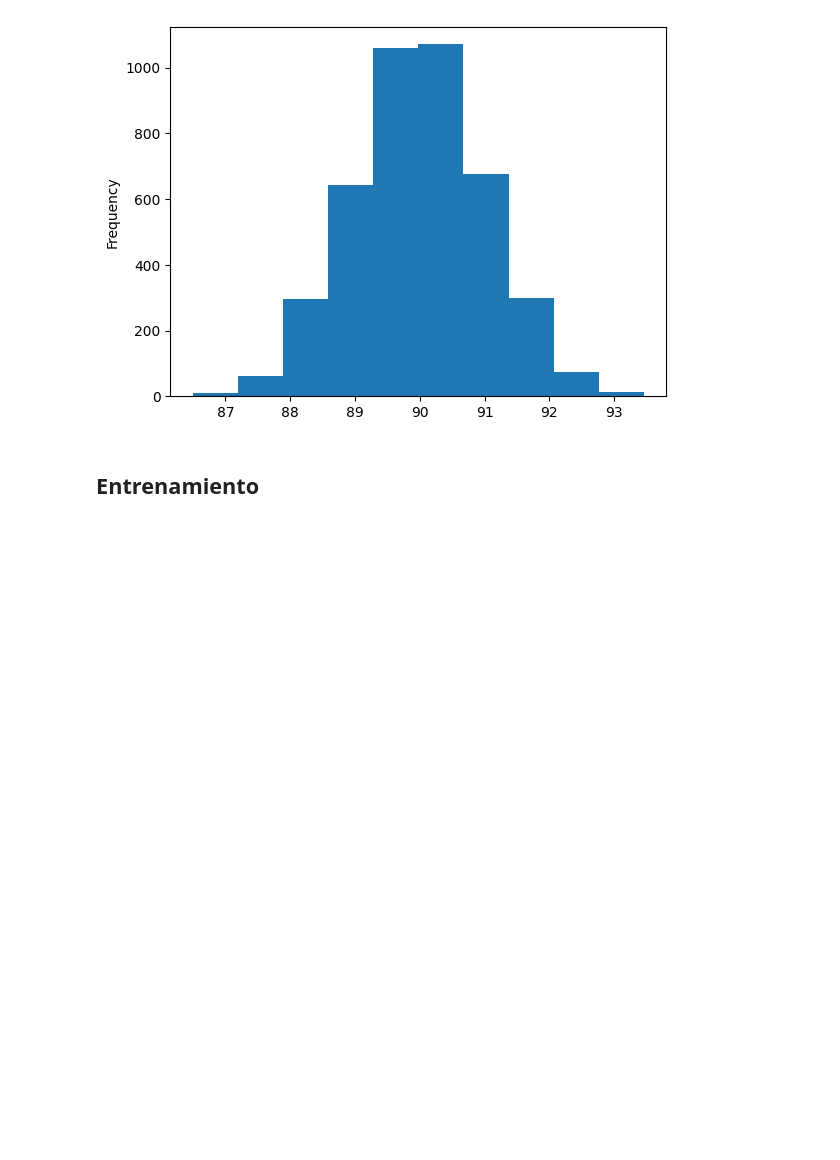
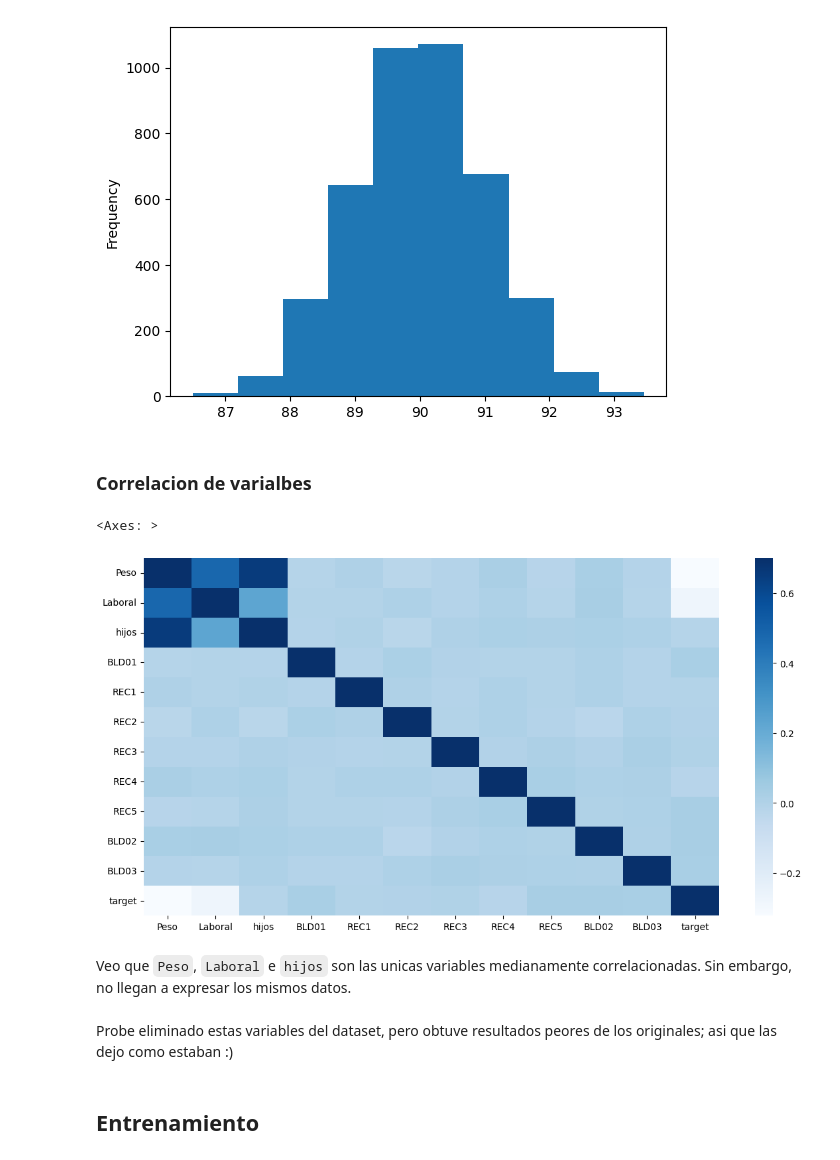
Before and after one commit to facundocarballo/ciencia-datos, a Jupyter notebook: colab.ipynb, the cells around one changed output. Drawn from its saved outputs; the diff is of its cells as text; code cells hidden in the pictures; blank space fills up the shorter version.

Commit message:
feat: correlacion de variables

```diff
--- a/colab.ipynb
+++ b/colab.ipynb
@@ -269,6 +269,21 @@ resolve_outliers('REC5', df)
 La cantidad de outliers con REC5 son: 27
 Histograma inicial
 [figure]
+# %% [markdown]
+### Correlacion de varialbes
+# %%
+import matplotlib.pyplot as plt
+import seaborn as sns
+
+plt.figure(figsize=(14,7))
+sns.heatmap(df.corr(), vmax=.7, cmap ='Blues', fmt=".2f")
+# %% [output]
+<Axes: >
+[figure, added]
+# %% [markdown]
+Veo que `Peso`, `Laboral` e `hijos` son las unicas variables medianamente correlacionadas. Sin embargo, no llegan a expresar los mismos datos.
+# %% [markdown]
+Probe eliminado estas variables del dataset, pero obtuve resultados peores de los originales; asi que las dejo como estaban :)
 # %% [markdown]
 ## Entrenamiento
 # %% [markdown]
```
Also changed, not shown: 1 other file.
